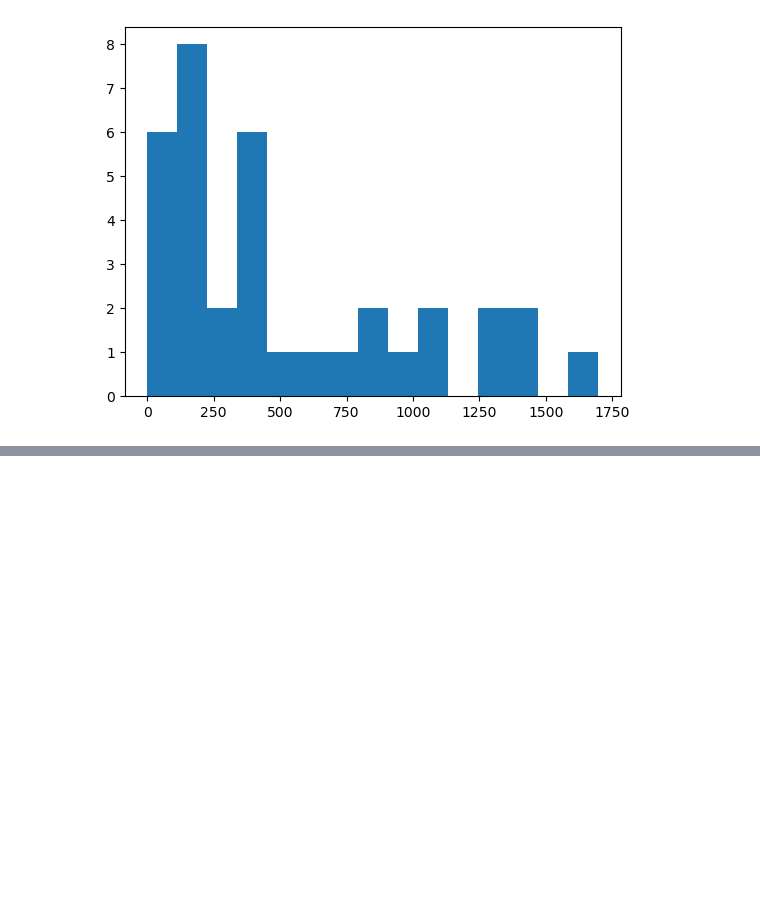
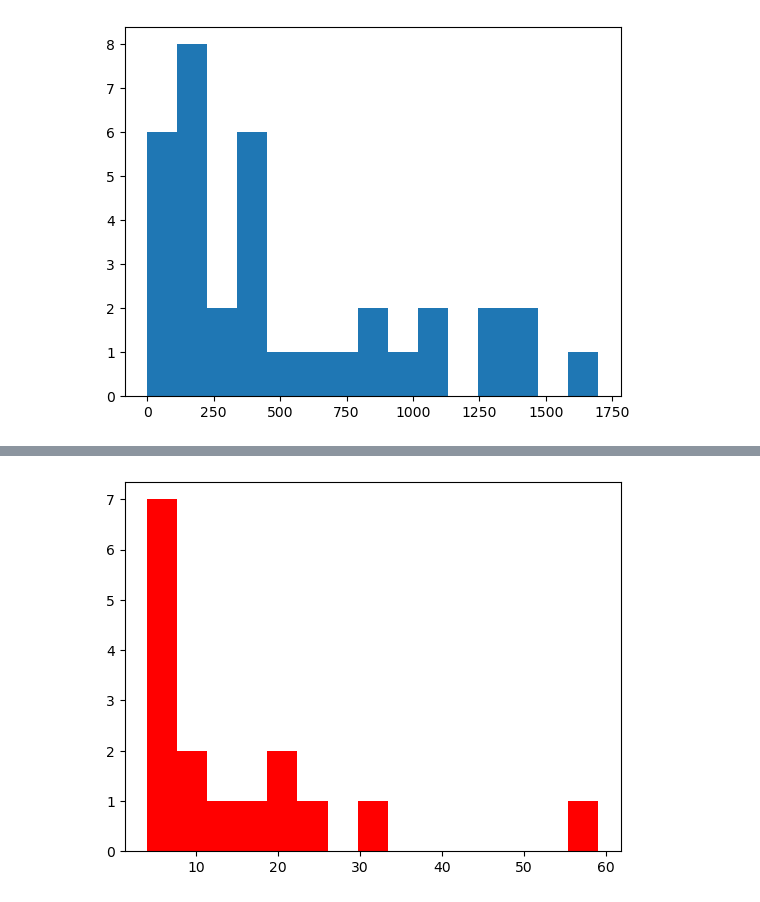
Before and after one commit to Olahubert/Data-Visualization, a Jupyter notebook: Histogram.ipynb, the cells around one changed output, grey strips where cells are left out. Cells and saved outputs as stored; diff of their text form; code cells hidden in the pictures; blank space fills up the shorter version.

```diff
--- a/Histogram.ipynb
+++ b/Histogram.ipynb
@@ -45,0 +170,5 @@ plt.show()
+# %%
+plt.hist(Sample_pro,color="red", bins = 15)
+plt.show()
+# %% [output]
+[figure, added]
```
Also changed, not shown: parts of 14 cells of this notebook, 2 other files.
